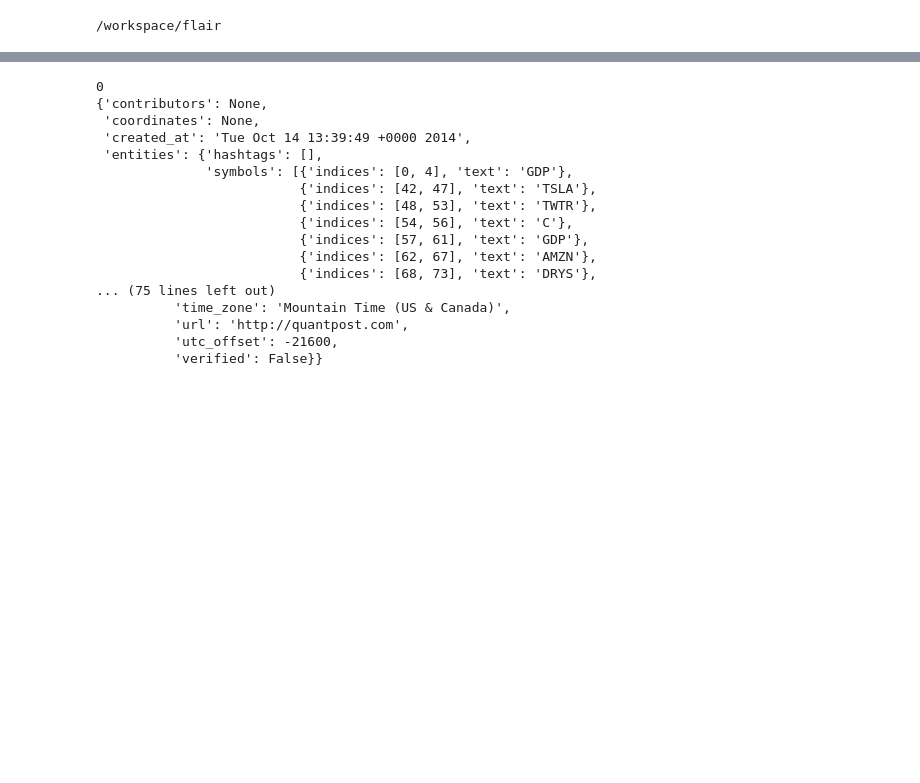
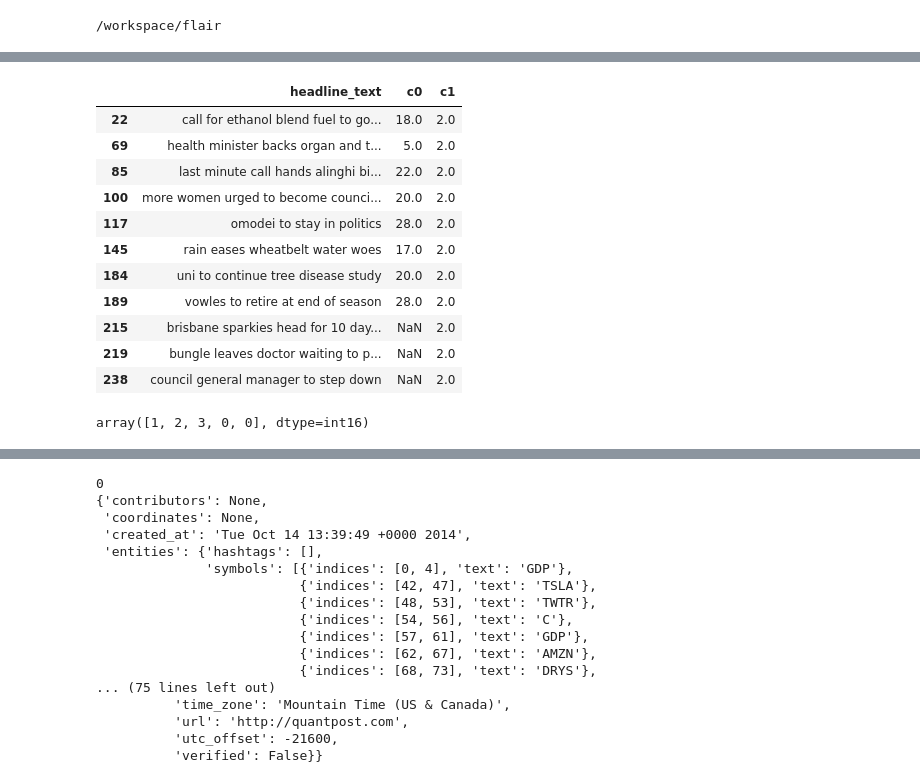
Before and after one commit to w121211/flair, a Jupyter notebook: debug.ipynb, the cells around one changed output, grey strips where cells are left out. Cells and saved outputs as stored; diff of their text form; code cells hidden in the pictures; blank space fills up the shorter version.

```diff
--- a/debug.ipynb
+++ b/debug.ipynb
@@ -17,0 +8,6 @@ print(article.movies)
+# %%
+import numpy as np
+import pandas as pd
+
+df = pd.read_csv("/workspace/flair/data/abcnews-date-text.csv")
+df = df.head(1000)
@@ -17,0 +93,26 @@ print(article.movies)
+# %%
+gs = df.groupby("c0")
+df.loc[df["c1"] == 2, ["headline_text", "c0", "c1"]]
+# %% [output]
+|  | headline_text | c0 | c1 |
+| 22 | call for ethanol blend fuel to go... | 18.0 | 2.0 |
+| 69 | health minister backs organ and t... | 5.0 | 2.0 |
+| 85 | last minute call hands alinghi bi... | 22.0 | 2.0 |
+| 100 | more women urged to become counci... | 20.0 | 2.0 |
+| 117 | omodei to stay in politics | 28.0 | 2.0 |
+| 145 | rain eases wheatbelt water woes | 17.0 | 2.0 |
+| 184 | uni to continue tree disease study | 20.0 | 2.0 |
+| 189 | vowles to retire at end of season | 28.0 | 2.0 |
+| 215 | brisbane sparkies head for 10 day... | NaN | 2.0 |
+| 219 | bungle leaves doctor waiting to p... | NaN | 2.0 |
+| 238 | council general manager to step down | NaN | 2.0 |
+# %%
+a = np.array([1,2,3])
+z = np.zeros(5, dtype=np.int16)
+z[:a.shape[0]] = a
+# z
+# a.shape
+# a.shape[0]
+z
+# %% [output]
+array([1, 2, 3, 0, 0], dtype=int16)
```
Also changed, not shown: parts of 12 cells of this notebook, 7 other files.
